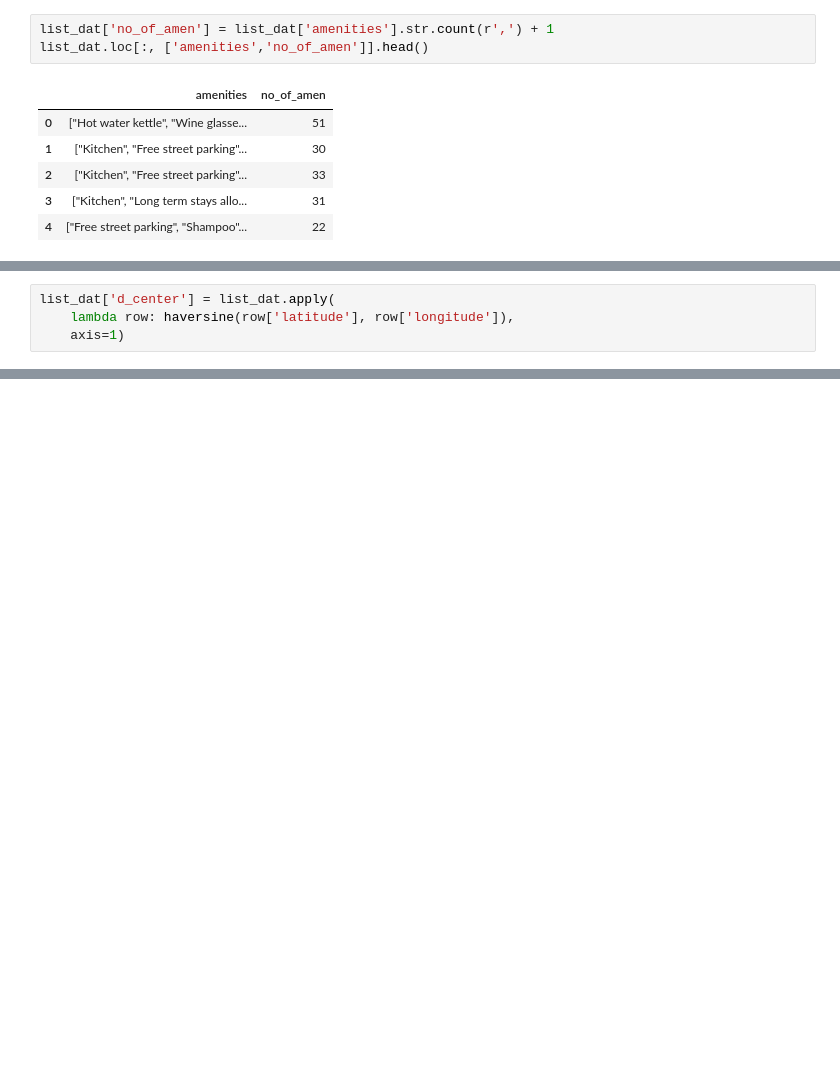
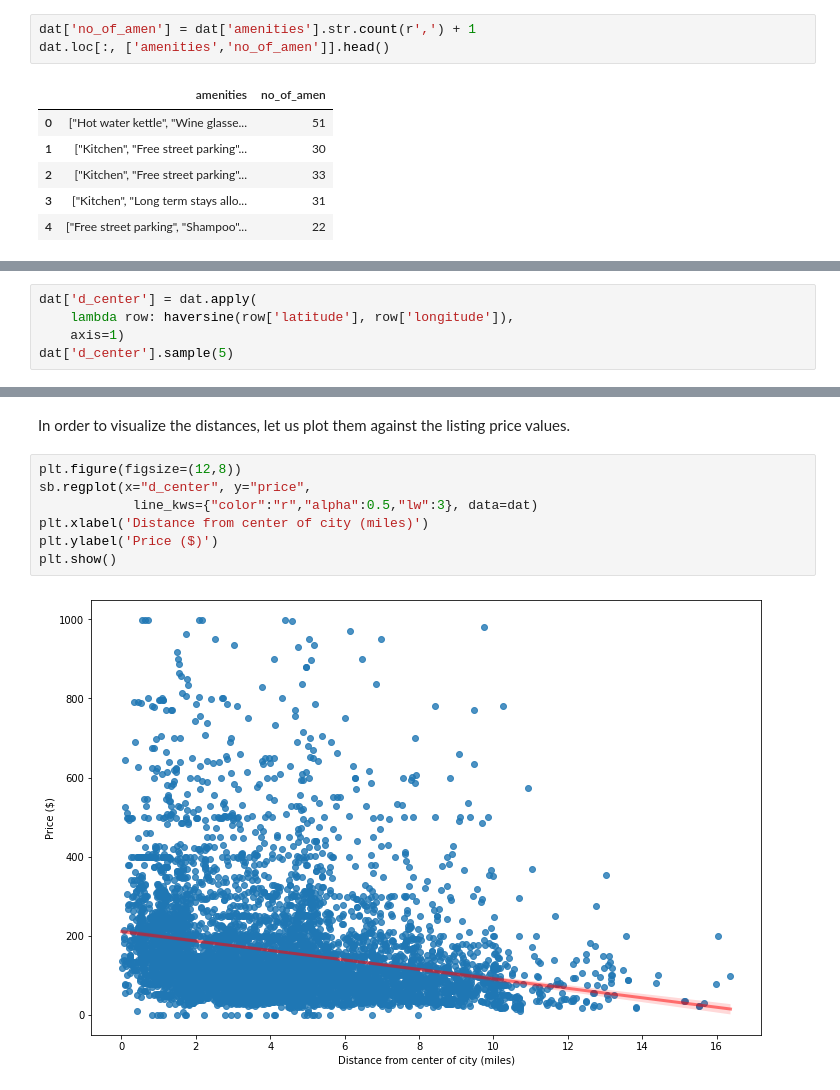
Before and after one commit to Summer-luna/Fall2021-IST5520-Group5, a Jupyter notebook: Data Manipulation.ipynb, the cells around one changed output, grey strips where cells are left out. Drawn from its saved outputs; the diff is of its cells as text; blank space fills up the shorter version.

```diff
--- a/Data Manipulation.ipynb
+++ b/Data Manipulation.ipynb
@@ -294,8 +328,8 @@ plt.show()
 
 Repeat the same process for number of amenities listed.
 # %%
-list_dat['no_of_amen'] = list_dat['amenities'].str.count(r',') + 1
-list_dat.loc[:, ['amenities','no_of_amen']].head()
+dat['no_of_amen'] = dat['amenities'].str.count(r',') + 1
+dat.loc[:, ['amenities','no_of_amen']].head()
 # %% [output]
 |  | amenities | no_of_amen |
 | 0 | ["Hot water kettle", "Wine glasse... | 51 |
@@ -356,4 +395,5 @@ def haversine(lat2, long2):
 # %%
-list_dat['d_center'] = list_dat.apply(
+dat['d_center'] = dat.apply(
     lambda row: haversine(row['latitude'], row['longitude']),
     axis=1)
+dat['d_center'].sample(5)
@@ -548,0 +419,11 @@ sb.regplot(x="no_of_amen", y="price",
+# %% [markdown]
+In order to visualize the distances, let us plot them against the listing price values.
+# %%
+plt.figure(figsize=(12,8))
+sb.regplot(x="d_center", y="price",
+            line_kws={"color":"r","alpha":0.5,"lw":3}, data=dat)
+plt.xlabel('Distance from center of city (miles)')
+plt.ylabel('Price ($)')
+plt.show()
+# %% [output]
+[figure, added]
```
Also changed, not shown: parts of 65 cells of this notebook, 1 other file.
